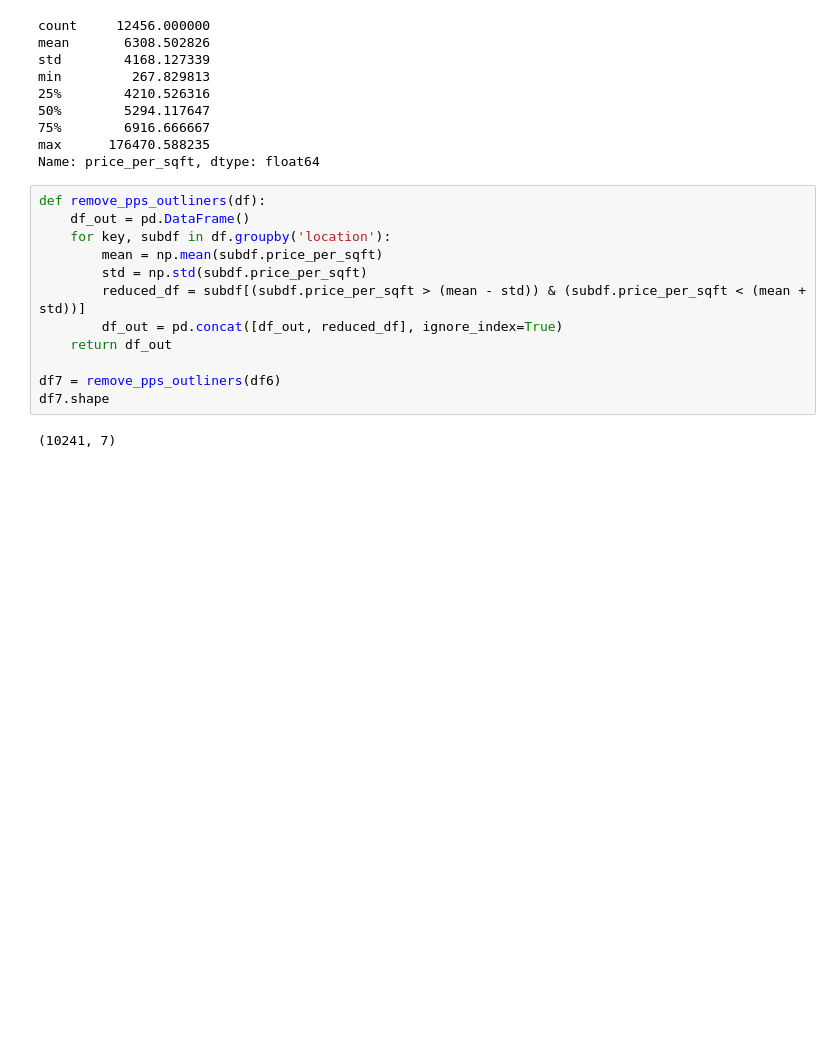
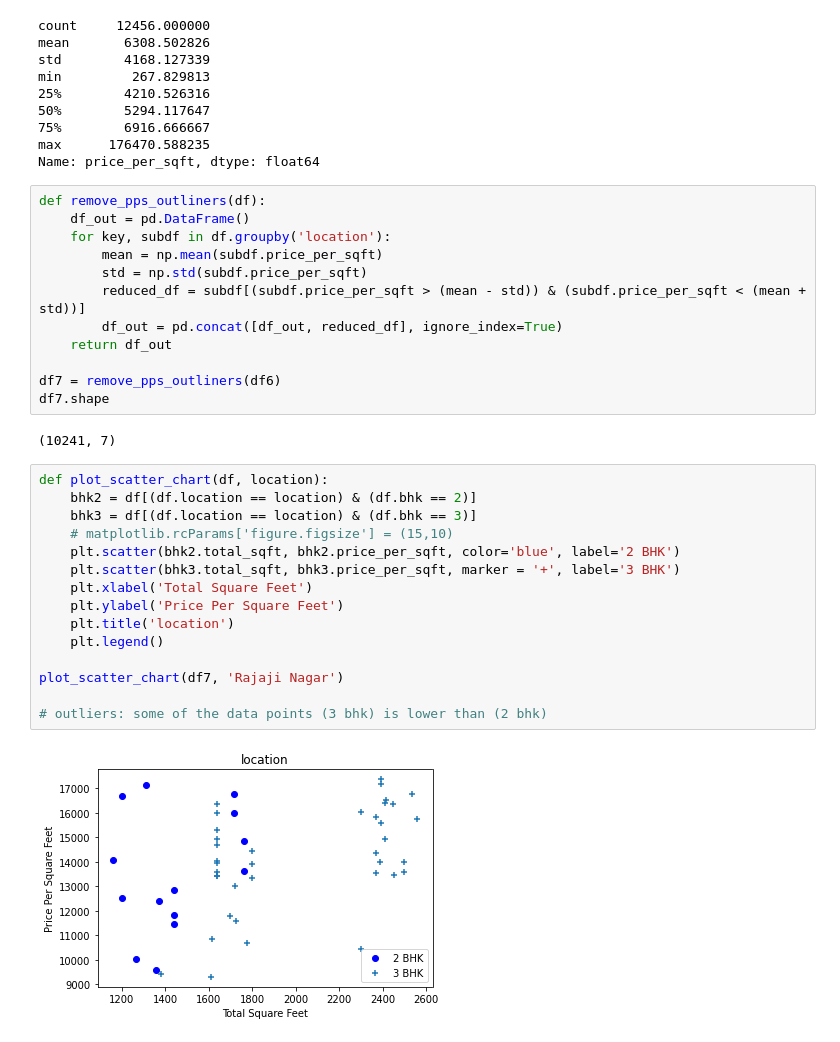
Before and after one commit to HaleyKwok/Python_Libraries_for_Data_Analytics, a Jupyter notebook: Bengaluru_House_Price_Project/Project.ipynb, the cells around one changed output. Cells and saved outputs as stored; diff of their text form; blank space fills up the shorter version.

```diff
--- a/Bengaluru_House_Price_Project/Project.ipynb
+++ b/Bengaluru_House_Price_Project/Project.ipynb
@@ -330,3 +331,20 @@ df7 = remove_pps_outliners(df6)
 df7.shape
 # %% [output]
 (10241, 7)
+# %%
+def plot_scatter_chart(df, location):
+    bhk2 = df[(df.location == location) & (df.bhk == 2)]
+    bhk3 = df[(df.location == location) & (df.bhk == 3)]
+    # matplotlib.rcParams['figure.figsize'] = (15,10)
+    plt.scatter(bhk2.total_sqft, bhk2.price_per_sqft, color='blue', label='2 BHK')
+    plt.scatter(bhk3.total_sqft, bhk3.price_per_sqft, marker = '+', label='3 BHK')
+    plt.xlabel('Total Square Feet')
+    plt.ylabel('Price Per Square Feet')
+    plt.title('location')
+    plt.legend()
+
+plot_scatter_chart(df7, 'Rajaji Nagar')
+
+# outliers: some of the data points (3 bhk) is lower than (2 bhk)
+# %% [output]
+[figure, added]
```
Also changed, not shown: parts of 4 cells of this notebook.
